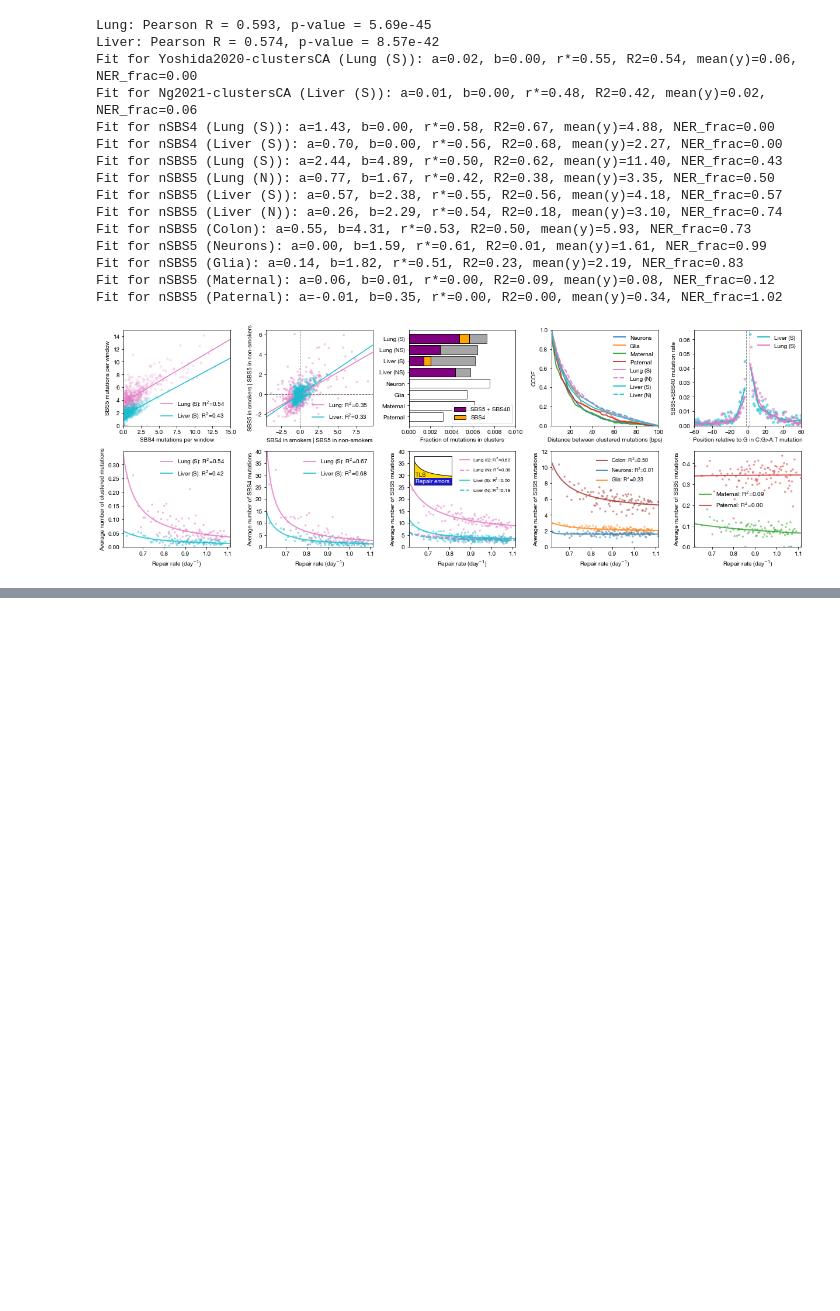
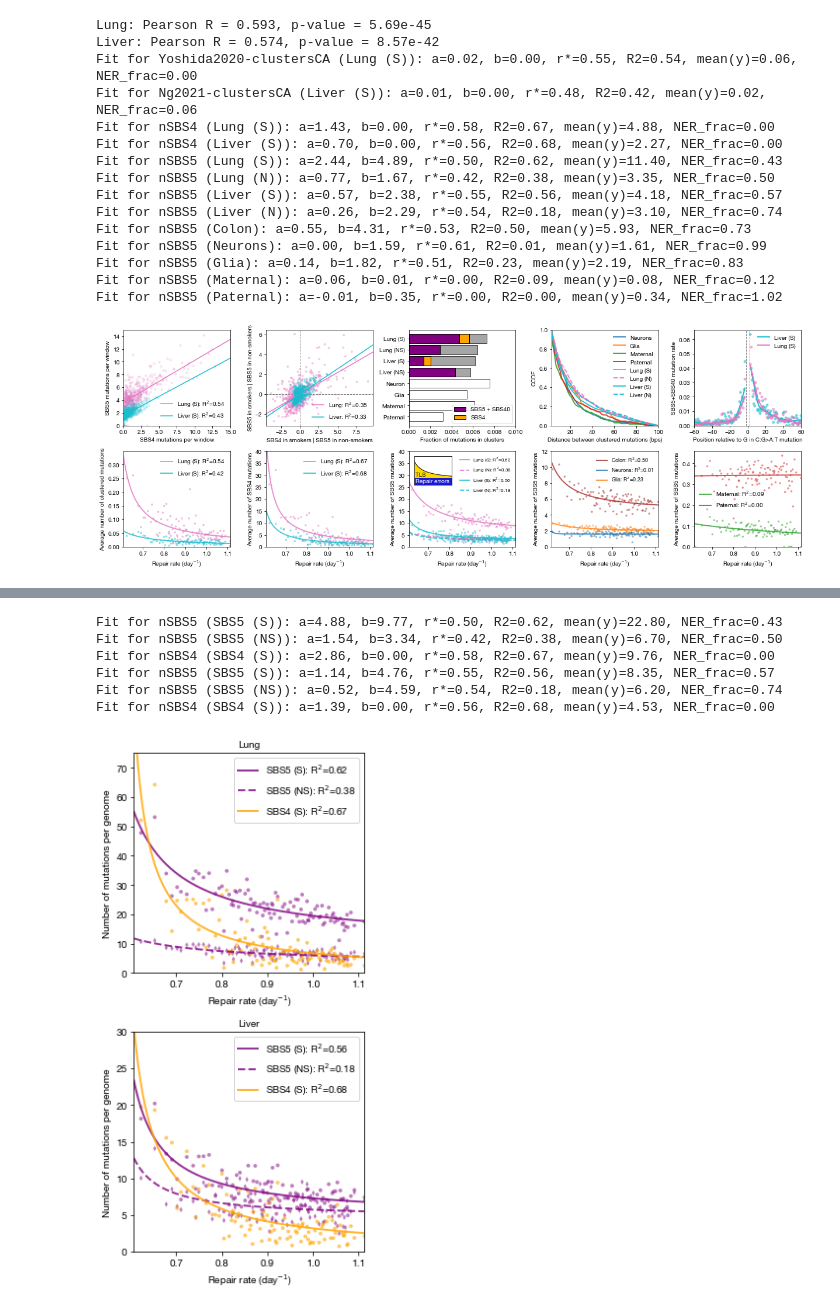
Before and after one commit to n-t-n-el/sbs5, a Jupyter notebook: notebooks/fig4.ipynb, the cells around one changed output, grey strips where cells are left out. Cells and saved outputs as stored; diff of their text form; code cells hidden in the pictures; blank space fills up the shorter version.

```diff
--- a/notebooks/fig4.ipynb
+++ b/notebooks/fig4.ipynb
@@ -1000,0 +1120,32 @@ Fit for nSBS5 (Paternal): a=-0.01, b=0.35, r*=0.00, R2=0.00, mean(y)=0.34, NER_f
+# %%
+f,axs = plt.subplots(2,1, figsize=[4,8])
+
+ax = axs[0]
+sz = 15
+plot_and_fit_curve(ax, yos,   "RepairRate", "nSBS5", "SBS5 (smokers)", "purple", s=sz, alpha=0.5)
+plot_and_fit_curve(ax, yosns, "RepairRate", "nSBS5", "SBS5 (non-smokers)", "purple", s=sz, alpha=0.5, marker="d")
+plot_and_fit_curve(ax, yos, "RepairRate", "nSBS4", "SBS4 (smokers)", "orange", s=sz, alpha=0.6)
+ax.legend()
+ax.set_ylabel("Number of mutations per genome")
+ax.set_title("Lung", fontsize=10)
+ax.set_ylim([0,75])
+
+ax = axs[1]
+sz = 15
+plot_and_fit_curve(ax, ng,   "RepairRate", "nSBS5", "SBS5 (smokers)", "purple", s=sz, alpha=0.5)
+plot_and_fit_curve(ax, ngns, "RepairRate", "nSBS5", "SBS5 (non-smokers)", "purple", s=sz, alpha=0.5, marker="d")
+plot_and_fit_curve(ax, ng, "RepairRate", "nSBS4", "SBS4 (smokers)", "orange", s=sz, alpha=0.6)
+ax.legend()
+ax.set_title("Liver", fontsize=10)
+ax.set_ylabel("Number of mutations per genome")
+ax.set_ylim([0,30])
+
+plt.tight_layout()
+# %% [output]
+Fit for nSBS5 (SBS5 (S)): a=4.88, b=9.77, r*=0.50, R2=0.62, mean(y)=22.80, NER_frac=0.43
+Fit for nSBS5 (SBS5 (NS)): a=1.54, b=3.34, r*=0.42, R2=0.38, mean(y)=6.70, NER_frac=0.50
+Fit for nSBS4 (SBS4 (S)): a=2.86, b=0.00, r*=0.58, R2=0.67, mean(y)=9.76, NER_frac=0.00
+Fit for nSBS5 (SBS5 (S)): a=1.14, b=4.76, r*=0.55, R2=0.56, mean(y)=8.35, NER_frac=0.57
+Fit for nSBS5 (SBS5 (NS)): a=0.52, b=4.59, r*=0.54, R2=0.18, mean(y)=6.20, NER_frac=0.74
+Fit for nSBS4 (SBS4 (S)): a=1.39, b=0.00, r*=0.56, R2=0.68, mean(y)=4.53, NER_frac=0.00
+[figure, added]
```
Also changed, not shown: parts of 6 cells of this notebook, 5 other files.
